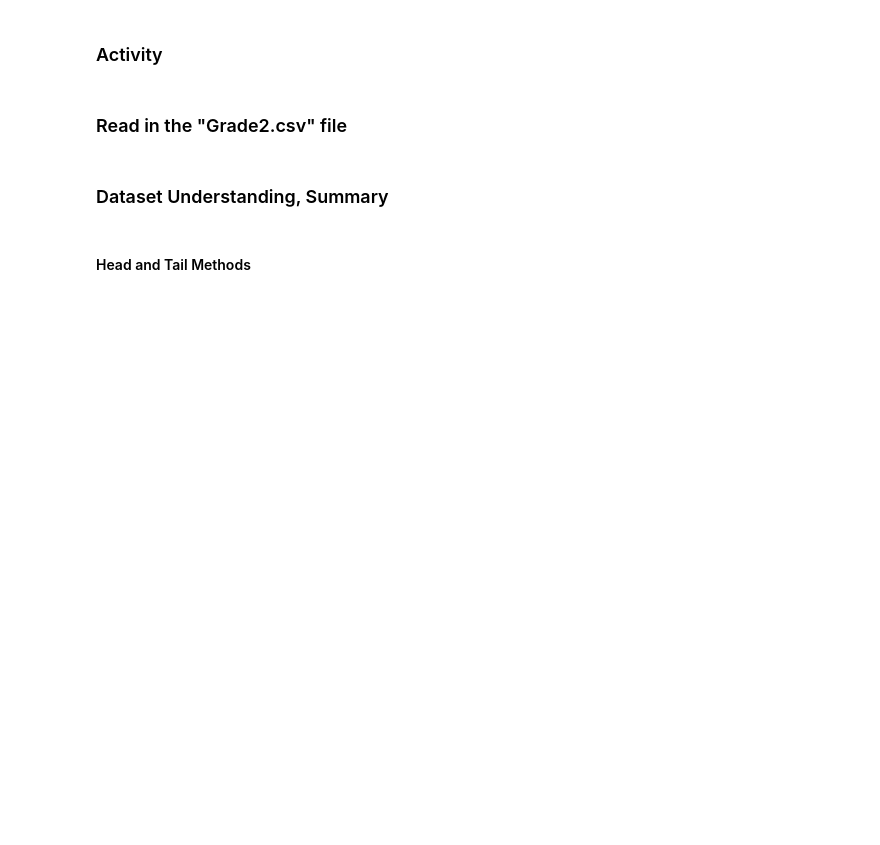
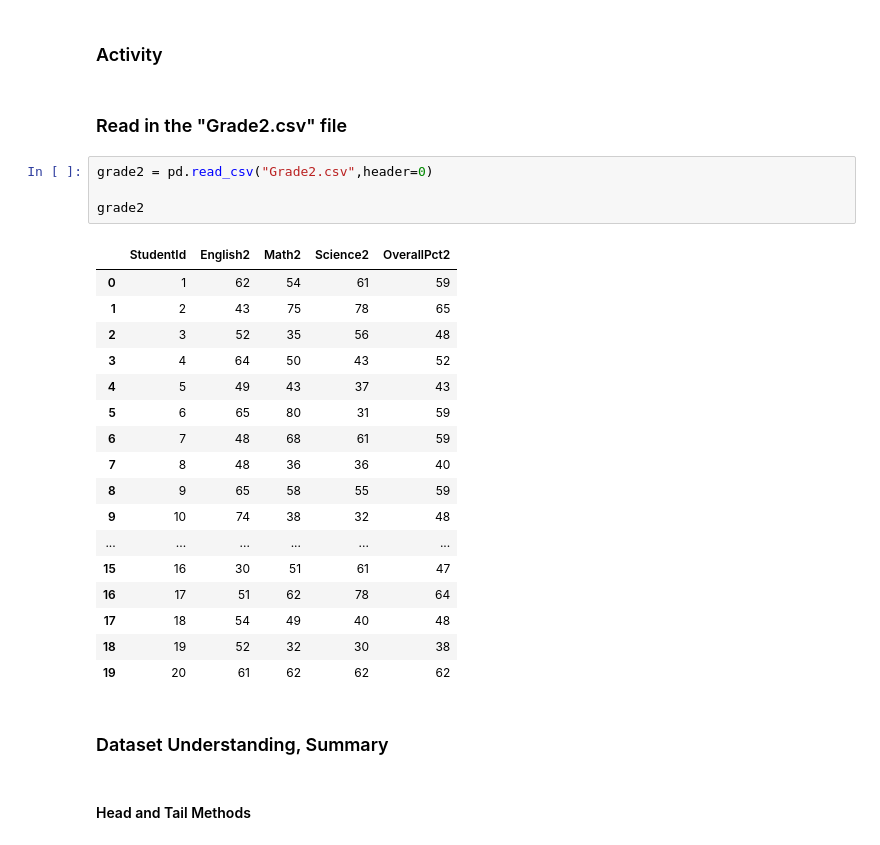
Before and after one commit to FearFighter/insofe_data_sc, a Jupyter notebook: 20180826/20180826_Batch47_CSE7212c_Python_Intro/Python_Data_Science/20180826_Batch47_CSE7212c_Python_Data_Science.ipynb, the cells around one changed output. Cells and saved outputs as stored; diff of their text form; blank space fills up the shorter version.

```diff
--- a/20180826/20180826_Batch47_CSE7212c_Python_Intro/Python_Data_Science/20180826_Batch47_CSE7212c_Python_Data_Science.ipynb
+++ b/20180826/20180826_Batch47_CSE7212c_Python_Intro/Python_Data_Science/20180826_Batch47_CSE7212c_Python_Data_Science.ipynb
@@ -485,6 +611,28 @@ grade
 ### Activity
 # %% [markdown]
 ### Read in the "Grade2.csv" file
+# %%
+grade2 = pd.read_csv("Grade2.csv",header=0)
+
+grade2
+# %% [output]
+|  | StudentId | English2 | Math2 | Science2 | OverallPct2 |
+| 0 | 1 | 62 | 54 | 61 | 59 |
+| 1 | 2 | 43 | 75 | 78 | 65 |
+| 2 | 3 | 52 | 35 | 56 | 48 |
+| 3 | 4 | 64 | 50 | 43 | 52 |
+| 4 | 5 | 49 | 43 | 37 | 43 |
+| 5 | 6 | 65 | 80 | 31 | 59 |
+| 6 | 7 | 48 | 68 | 61 | 59 |
+| 7 | 8 | 48 | 36 | 36 | 40 |
+| 8 | 9 | 65 | 58 | 55 | 59 |
+| 9 | 10 | 74 | 38 | 32 | 48 |
+| ... | ... | ... | ... | ... | ... |
+| 15 | 16 | 30 | 51 | 61 | 47 |
+| 16 | 17 | 51 | 62 | 78 | 64 |
+| 17 | 18 | 54 | 49 | 40 | 48 |
+| 18 | 19 | 52 | 32 | 30 | 38 |
+| 19 | 20 | 61 | 62 | 62 | 62 |
 # %% [markdown]
 ### Dataset Understanding, Summary
 # %% [markdown]
```
Also changed, not shown: parts of 48 cells of this notebook, 55 other files.
